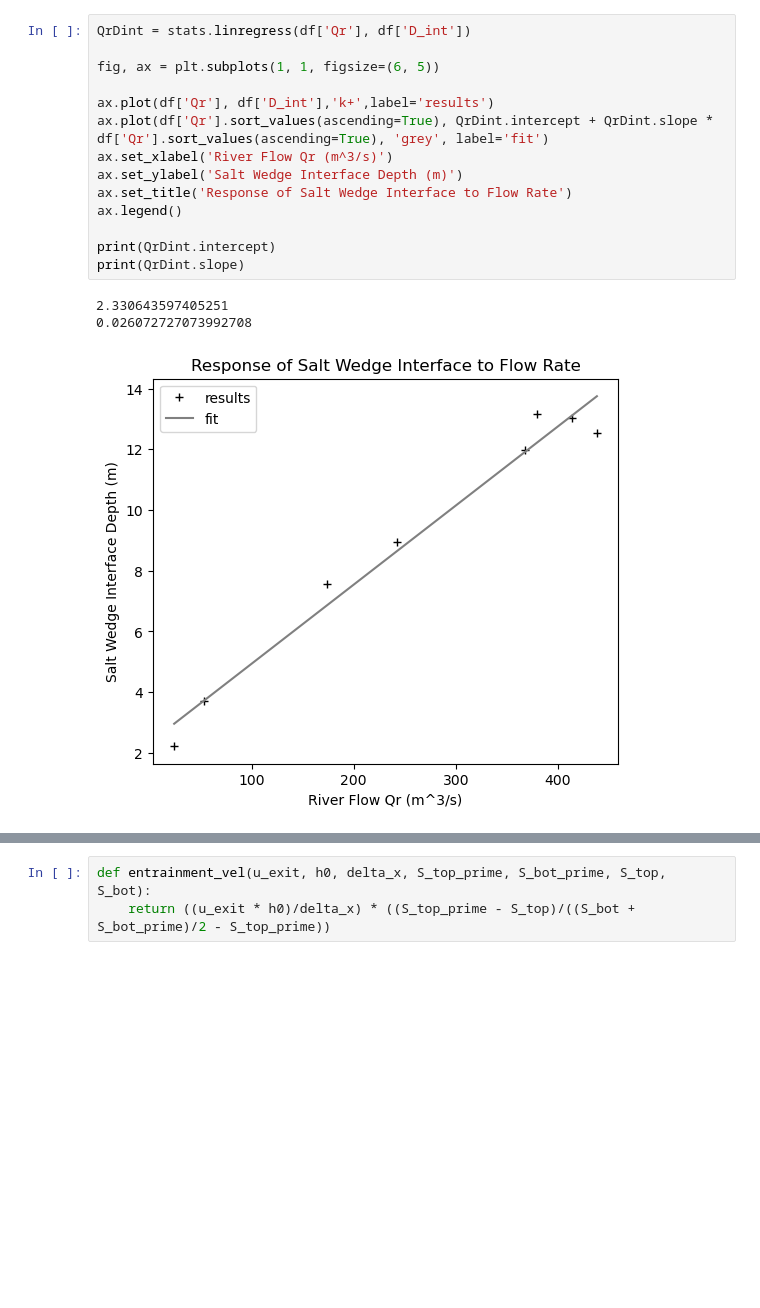
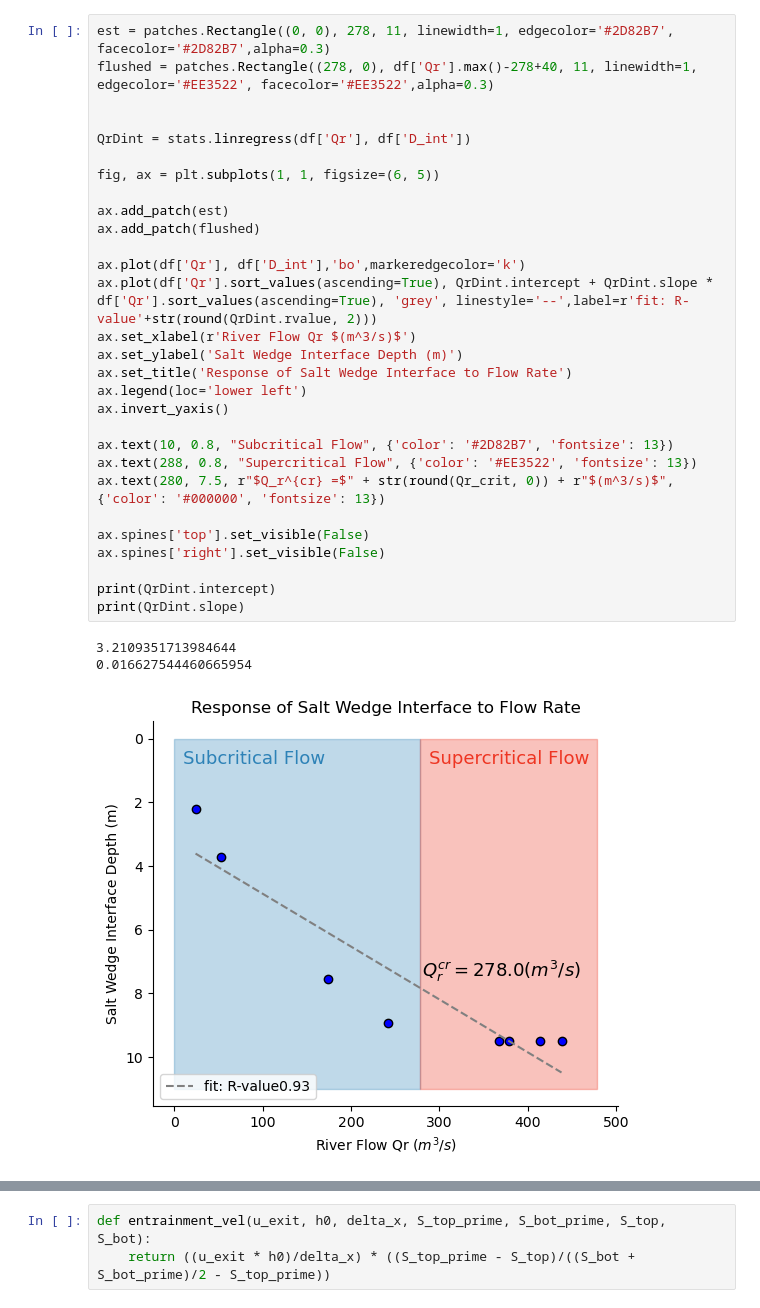
Before and after one commit to SalishSeaCast/analysis-cassidy, a Jupyter notebook: notebooks/civil541/sw_results_analysis.ipynb, the cells around one changed output, grey strips where cells are left out. Saved outputs shown, nothing was run; the diff lists cells and outputs as text; blank space fills up the shorter version.

```diff
--- a/notebooks/civil541/sw_results_analysis.ipynb
+++ b/notebooks/civil541/sw_results_analysis.ipynb
@@ -60,18 +86,33 @@ ax.legend()
 # %%
+est = patches.Rectangle((0, 0), 278, 11, linewidth=1, edgecolor='#2D82B7', facecolor='#2D82B7',alpha=0.3)
+flushed = patches.Rectangle((278, 0), df['Qr'].max()-278+40, 11, linewidth=1, edgecolor='#EE3522', facecolor='#EE3522',alpha=0.3)
+
+
 QrDint = stats.linregress(df['Qr'], df['D_int'])
 
 fig, ax = plt.subplots(1, 1, figsize=(6, 5))
 
-ax.plot(df['Qr'], df['D_int'],'k+',label='results')
-ax.plot(df['Qr'].sort_values(ascending=True), QrDint.intercept + QrDint.slope * df['Qr'].sort_values(ascending=True), 'grey', label='fit')
-ax.set_xlabel('River Flow Qr (m^3/s)')
+ax.add_patch(est)
+ax.add_patch(flushed)
+
+ax.plot(df['Qr'], df['D_int'],'bo',markeredgecolor='k')
+ax.plot(df['Qr'].sort_values(ascending=True), QrDint.intercept + QrDint.slope * df['Qr'].sort_values(ascending=True), 'grey', linestyle='--',label=r'fit: R-value'+str(round(QrDint.rvalue, 2)))
+ax.set_xlabel(r'River Flow Qr $(m^3/s)$')
 ax.set_ylabel('Salt Wedge Interface Depth (m)')
 ax.set_title('Response of Salt Wedge Interface to Flow Rate')
-ax.legend()
+ax.legend(loc='lower left')
+ax.invert_yaxis()
+
+ax.text(10, 0.8, "Subcritical Flow", {'color': '#2D82B7', 'fontsize': 13})
+ax.text(288, 0.8, "Supercritical Flow", {'color': '#EE3522', 'fontsize': 13})
+ax.text(280, 7.5, r"$Q_r^{cr} =$" + str(round(Qr_crit, 0)) + r"$(m^3/s)$", {'color': '#000000', 'fontsize': 13})
+
+ax.spines['top'].set_visible(False)
+ax.spines['right'].set_visible(False)
 
 print(QrDint.intercept)
 print(QrDint.slope)
 # %% [output]
-2.330643597405251
-0.026072727073992708
+3.2109351713984644
+0.016627544460665954
-[figure, old version]
+[figure, new version]
```
Also changed, not shown: parts of 25 cells of this notebook.
